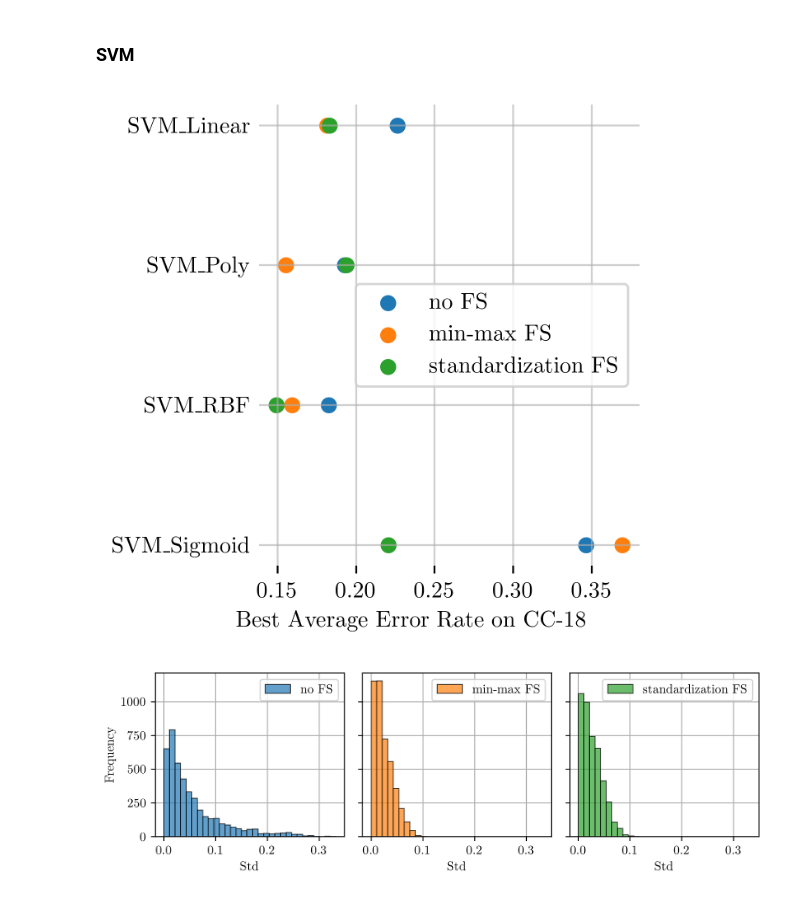
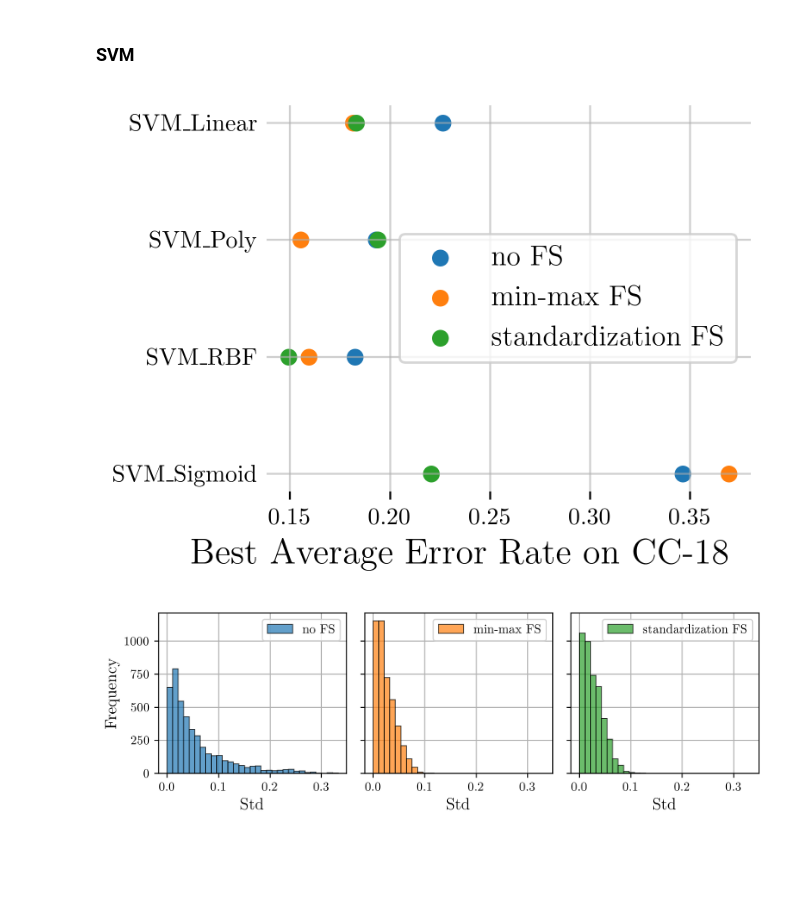
Before and after one commit to learning-curve-research/LCDB-1.1, a Jupyter notebook: analysis/Appendix - perform_comparison.ipynb, the cells around one changed output. Cells and saved outputs as stored; diff of their text form; code cells hidden in the pictures; blank space fills up the shorter version.

```diff
--- a/analysis/Appendix - perform_comparison.ipynb
+++ b/analysis/Appendix - perform_comparison.ipynb
@@ -10,7 +10,7 @@ from pathlib import Path
 import warnings
 warnings.filterwarnings('ignore')
 
-plt.rcParams.update({"text.usetex": True, "font.family": "serif", "font.serif": ["Computer Modern Roman"]})
+# plt.rcParams.update({"text.usetex": True, "font.family": "serif", "font.serif": ["Computer Modern Roman"]})
 
 from meta_feature import dataset_ids_CC18, anchor_list_denser, feature_num_CC18, class_num_CC18, learner_zoo
 # %%
@@ -315,33 +315,33 @@ plt.show()
 # %%
 selected_learners = [0, 1, 2, 3]
 
 mean_min_valid_noFS_selected = [mean_min_valid_noFS[i] for i in selected_learners]
 mean_min_valid_minmaxFS_selected = [mean_min_valid_01FS[i] for i in selected_learners]
 mean_min_valid_standardFS_selected = [mean_min_valid_standardFS[i] for i in selected_learners]
 learner_zoo_selected = [learner_zoo[i] for i in selected_learners]
 
 x_pos = np.arange(len(selected_learners))[::-1]
 
-plt.figure(figsize=(3.5, 3.5), dpi=400)
+plt.figure(figsize=(4, 3), dpi=400)
 
 
 plt.scatter(mean_min_valid_noFS_selected, x_pos, label='no FS')
 plt.scatter(mean_min_valid_minmaxFS_selected, x_pos, label='min-max FS')
 plt.scatter(mean_min_valid_standardFS_selected, x_pos, label='standardization FS')
 plt.grid(axis='both', alpha=0.6)
 plt.tick_params(axis='y', length=0)
 plt.gca().spines['top'].set_visible(False)
 plt.gca().spines['right'].set_visible(False)
 plt.gca().spines['left'].set_visible(False)
 plt.gca().spines['bottom'].set_visible(False)
 plt.yticks(x_pos, learner_zoo_selected)
-plt.legend(loc='center right', fontsize = 10)
-plt.xlabel("Best Average Error Rate on CC-18", x=0.4)
+plt.legend(loc='center right', fontsize = 12)
+plt.xlabel("Best Average Error Rate on CC-18", x=0.4, fontsize = 15)
 # plt.title("Average Minimum Error Rate over CC18 (Selected Learners)")
 plt.tight_layout()
 plt.show()
 # %% [output]
-[figure, old version]
+[figure, new version]
 # %%
 LEARNER = 0
 
@@ -369,20 +369,20 @@ fig, axes = plt.subplots(1, 3, figsize=(7.5, 2.5), sharey=True, sharex=True, dpi
 default_colors = plt.rcParams['axes.prop_cycle'].by_key()['color']
 
 axes[0].hist(flat_all_std_nofs, bins, color=default_colors[0], edgecolor='black', linewidth=0.7, alpha=0.7, label = 'no FS')
-axes[0].set_xlabel("Std")
-axes[0].set_ylabel("Frequency")
+axes[0].set_xlabel("Std", fontsize = 13)
+axes[0].set_ylabel("Frequency", fontsize = 13)
 axes[0].legend()
 axes[0].set_axisbelow(True)
 axes[0].grid(True)
 
 axes[1].hist(flat_all_std_minmaxfs, bins, color=default_colors[1], edgecolor='black', linewidth=0.7, alpha=0.7, label = 'min-max FS')
-axes[1].set_xlabel("Std")
+axes[1].set_xlabel("Std", fontsize = 13)
 axes[1].legend()
 axes[1].set_axisbelow(True)
 axes[1].grid(True)
 
 axes[2].hist(flat_all_std_standardfs, bins, color=default_colors[2], edgecolor='black', linewidth=0.7, alpha=0.7, label = 'standardization FS')
-axes[2].set_xlabel("Std")
+axes[2].set_xlabel("Std", fontsize = 13)
 axes[2].legend()
 axes[2].set_axisbelow(True)
 axes[2].grid(True)
@@ -390,4 +390,4 @@ axes[2].grid(True)
 plt.tight_layout()
 plt.show()
 # %% [output]
-[figure, old version]
+[figure, new version]
```
Also changed, not shown: 10 other files.
